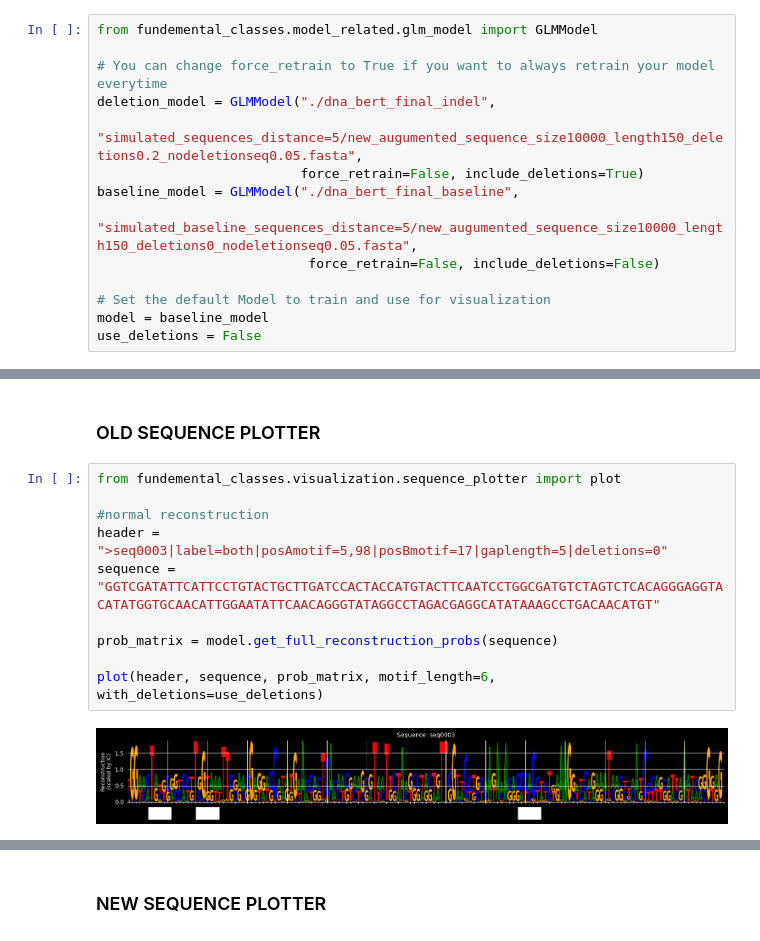
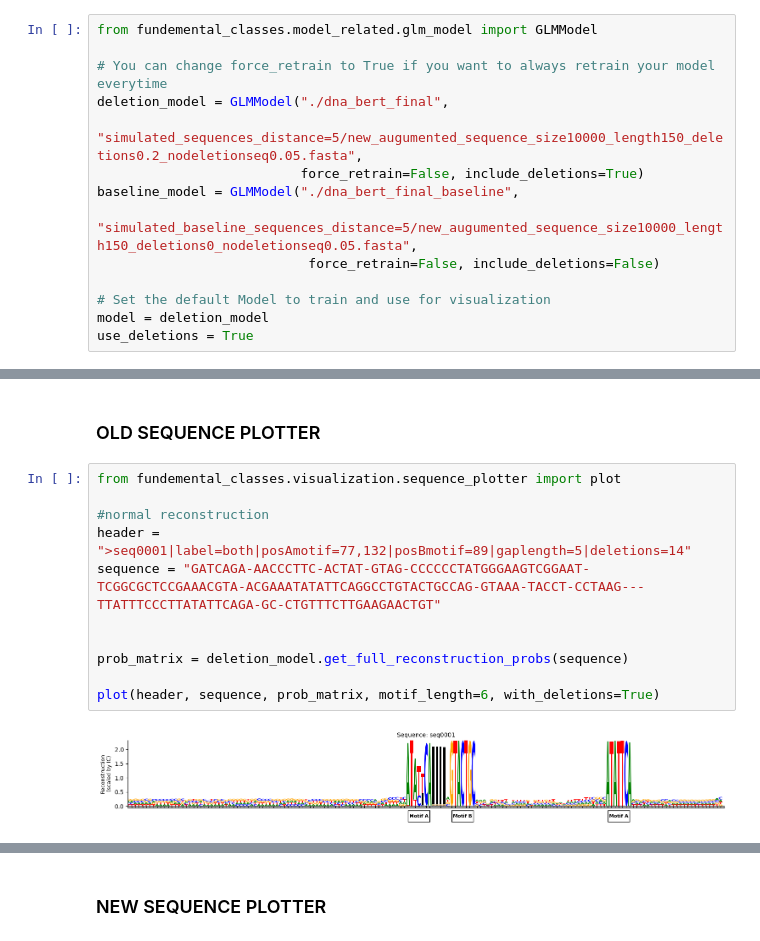
Before and after one commit to giokepa/Sysgen-GLM-for-Indels, a Jupyter notebook: visualize_data.ipynb, the cells around one changed output, grey strips where cells are left out. Drawn from its saved outputs; the diff is of its cells as text.

```diff
--- a/visualize_data.ipynb
+++ b/visualize_data.ipynb
@@ -8,7 +8,7 @@ You can run this block to import necessary classes and functions
 from fundemental_classes.model_related.glm_model import GLMModel
 
 # You can change force_retrain to True if you want to always retrain your model everytime
-deletion_model = GLMModel("./dna_bert_final_indel",
+deletion_model = GLMModel("./dna_bert_final",
                           "simulated_sequences_distance=5/new_augumented_sequence_size10000_length150_deletions0.2_nodeletionseq0.05.fasta",
                           force_retrain=False, include_deletions=True)
 baseline_model = GLMModel("./dna_bert_final_baseline",
@@ -16,6 +16,6 @@ baseline_model = GLMModel("./dna_bert_final_baseline",
                            force_retrain=False, include_deletions=False)
 
 # Set the default Model to train and use for visualization
-model = baseline_model
-use_deletions = False
+model = deletion_model
+use_deletions = True
 # %% [output]
@@ -61,12 +75,13 @@ This block is used for getting already trained model, passing the sequence to te
 # %%
 from fundemental_classes.visualization.sequence_plotter import plot
 
 #normal reconstruction
-header = ">seq0003|label=both|posAmotif=5,98|posBmotif=17|gaplength=5|deletions=0"
-sequence = "GGTCGATATTCATTCCTGTACTGCTTGATCCACTACCATGTACTTCAATCCTGGCGATGTCTAGTCTCACAGGGAGGTACATATGGTGCAACATTGGAATATTCAACAGGGTATAGGCCTAGACGAGGCATATAAAGCCTGACAACATGT"
+header = ">seq0001|label=both|posAmotif=77,132|posBmotif=89|gaplength=5|deletions=14"
+sequence = "GATCAGA-AACCCTTC-ACTAT-GTAG-CCCCCCTATGGGAAGTCGGAAT-TCGGCGCTCCGAAACGTA-ACGAAATATATTCAGGCCTGTACTGCCAG-GTAAA-TACCT-CCTAAG---TTATTTCCCTTATATTCAGA-GC-CTGTTTCTTGAAGAACTGT"
 
-prob_matrix = model.get_full_reconstruction_probs(sequence)
 
-plot(header, sequence, prob_matrix, motif_length=6, with_deletions=use_deletions)
+prob_matrix = deletion_model.get_full_reconstruction_probs(sequence)
+
+plot(header, sequence, prob_matrix, motif_length=6, with_deletions=True)
 # %% [output]
-[figure, old version]
+[figure, new version]
```
Also changed, not shown: parts of 3 cells of this notebook, 6 other files.
